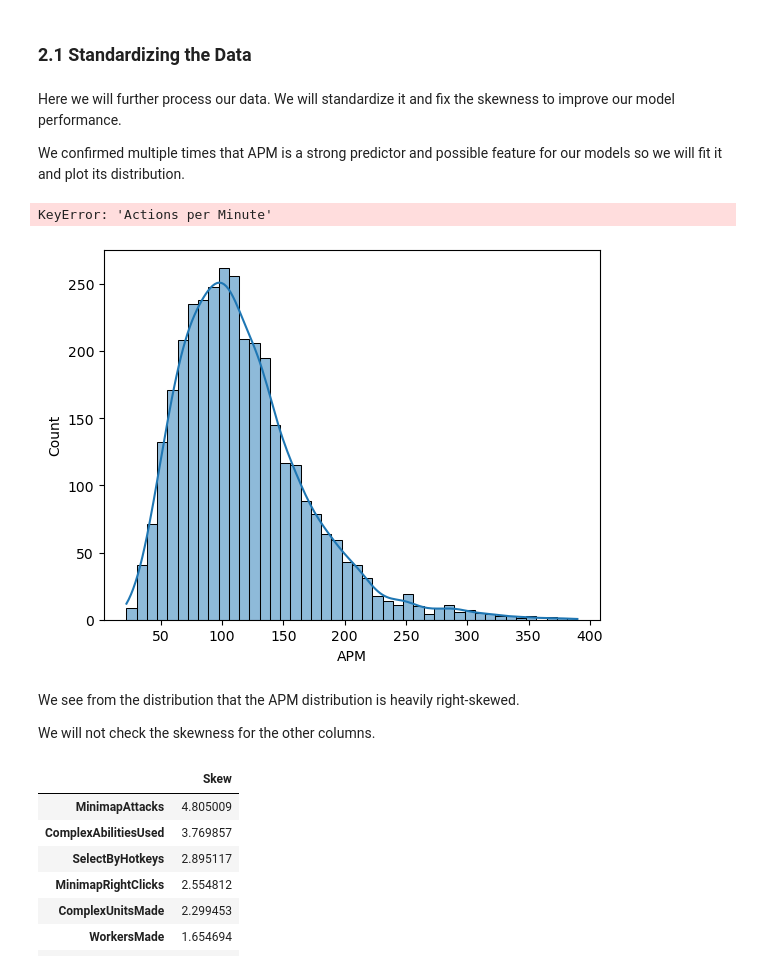
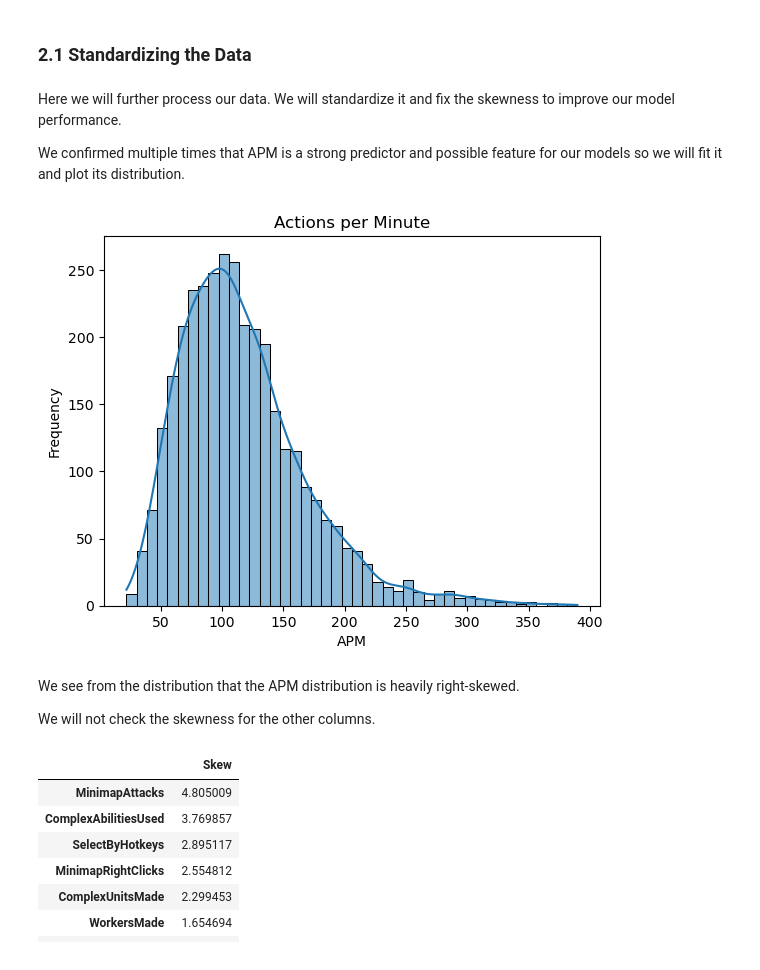
Before and after one commit to j1hun/eg, a Jupyter notebook: starcraft.ipynb, the cells around one changed output. Saved outputs shown, nothing was run; the diff lists cells and outputs as text; code cells hidden in the pictures.

```diff
--- a/starcraft.ipynb
+++ b/starcraft.ipynb
@@ -173,24 +173,23 @@ starcraft.head()
 | 4 | 58 | 3 | 122.8908 | 0.001136 | 0.000327 | 2 | 0.000000 | ... |
 # %% [markdown]
 ### 2.1 Standardizing the Data
-# %% [markdown]
-Here we will further process our data. We will standardize it and fix the skewness to improve our model performance.
-
-We confirmed multiple times that APM is a strong predictor and possible feature for our models so we will fit it and plot its distribution.
+# %% [markdown]
+Here we will further process our data. We will standardize it and fix the skewness to improve our model performance.
+
+We confirmed multiple times that APM is a strong predictor and possible feature for our models so we will fit it and plot its distribution.
 # %%
 sns.histplot(starcraft['APM'], kde=True);
-(mu, sigma) = norm.fit(starcraft['Actions per Minute'])
+(mu, sigma) = norm.fit(starcraft['APM'])
 
 plt.ylabel('Frequency')
-plt.title('APM')
+plt.title('Actions per Minute')
 plt.show()
 # %% [output]
-KeyError: 'Actions per Minute'
-[figure, old version]
+[figure, new version]
-# %% [markdown]
-We see from the distribution that the APM distribution is heavily right-skewed.
-
-We will not check the skewness for the other columns.
+# %% [markdown]
+We see from the distribution that the APM distribution is heavily right-skewed.
+
+We will not check the skewness for the other columns.
 # %%
 numeric_feats = starcraft.dtypes[starcraft.dtypes != "object"].index
 skewed_feats = starcraft[numeric_feats].apply(lambda x: skew(x.dropna())).sort_values(ascending=False)
```
Also changed, not shown: parts of 28 cells of this notebook.
